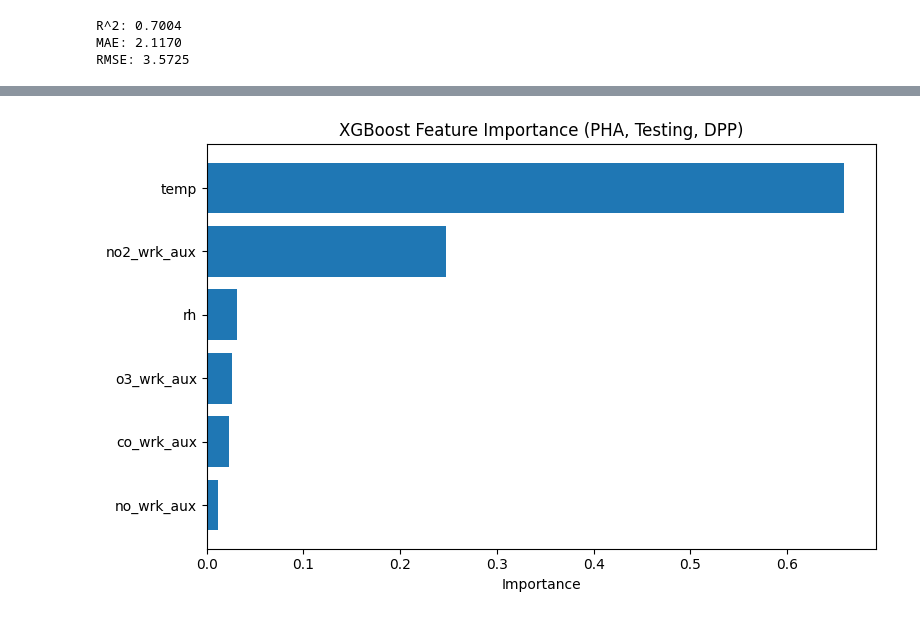
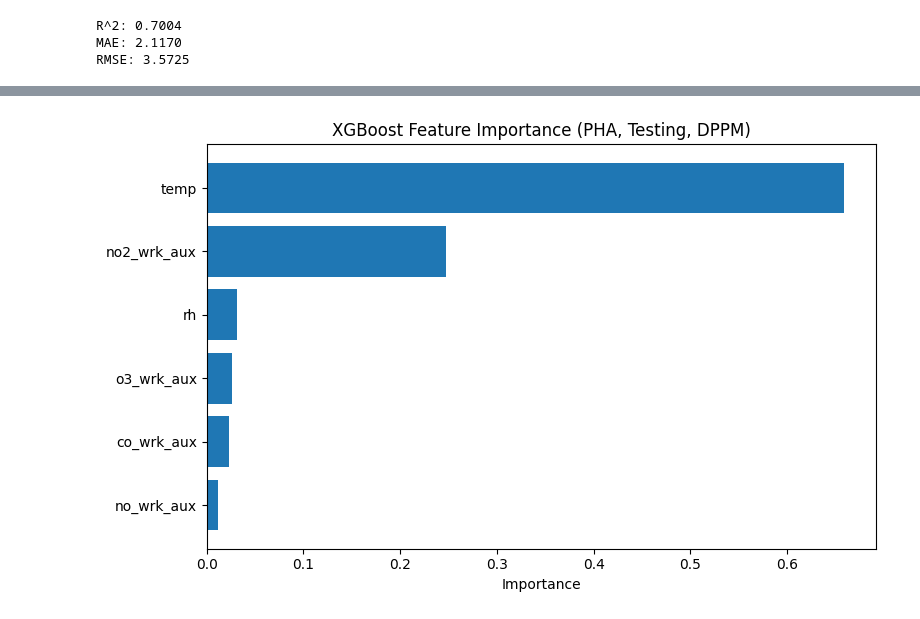
Before and after one commit to jacklardner/no2-o3-calibration, a Jupyter notebook: no2 dppm models.ipynb, the cells around one changed output, grey strips where cells are left out. Drawn from its saved outputs; the diff is of its cells as text; code cells hidden in the pictures.

```diff
--- a/no2 dppm models.ipynb
+++ b/no2 dppm models.ipynb
@@ -721,19 +721,19 @@ plt.show()
 # %%
 importance = pd.DataFrame({"feature": X_train.columns,"importance": model.feature_importances_})
 
 importance = importance.sort_values(by="importance",ascending=True)
 
 plt.figure(figsize=(8,5))
 
 plt.barh(importance["feature"], importance["importance"])
 
 plt.xlabel("Importance")
-plt.title("XGBoost Feature Importance (PHA, Testing, DPP)")
+plt.title("XGBoost Feature Importance (PHA, Testing, DPPM)")
 
 plt.tight_layout()
 plt.show()
 # %% [output]
-[figure, old version]
+[figure, new version]
 # %%
 results = X_test.copy()
 
```
Also changed, not shown: parts of 4 cells of this notebook, 2 other files.
